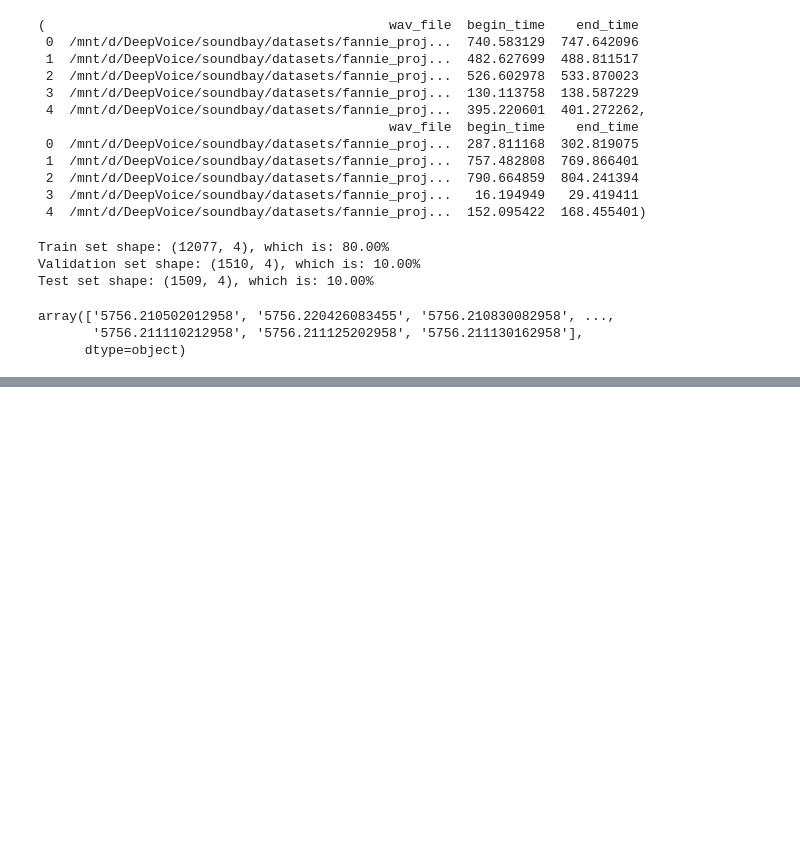
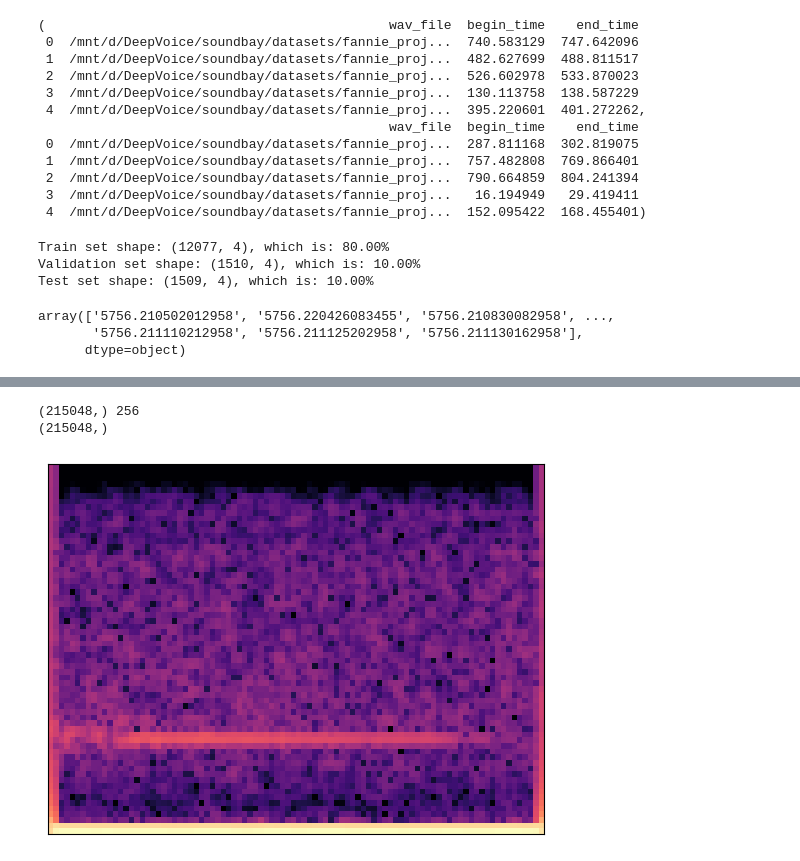
Before and after one commit to deep-voice/soundbay, a Jupyter notebook: notebooks/create_fannie_dataset.ipynb, the cells around one changed output, grey strips where cells are left out. Saved outputs shown, nothing was run; the diff lists cells and outputs as text; code cells hidden in the pictures; blank space fills up the shorter version.

```diff
--- a/notebooks/create_fannie_dataset.ipynb
+++ b/notebooks/create_fannie_dataset.ipynb
@@ -250,0 +289,14 @@ test_df.to_csv(DATASET_PATH / "test.csv", index=False)
+# %%
+wave, sr = librosa.load(DATASET_PATH / (sampled_df['filename'].iloc[0] + '.wav'), sr=256)
+print(wave.shape, sr)
+# wave = wave[np.newaxis, :]  # add a new axis to make it 2D
+D = librosa.stft(wave[int(begin_time * sr):int(end_time * sr)], n_fft=128, hop_length=32)  # STFT of wave
+S_db = librosa.amplitude_to_db(np.abs(D), ref=np.max)
+print(wave.shape)
+librosa.display.specshow(S_db, sr=sr, n_fft=128, hop_length=32)
+# plt.specgram(wave[int(begin_time * sr):int(end_time * sr)], Fs=sr, NFFT=128, noverlap=32, cmap='viridis')
+plt.show()
+# %% [output]
+(215048,) 256
+(215048,)
+[figure, added]
```
Also changed, not shown: parts of 1 cell of this notebook, 2 other files.
